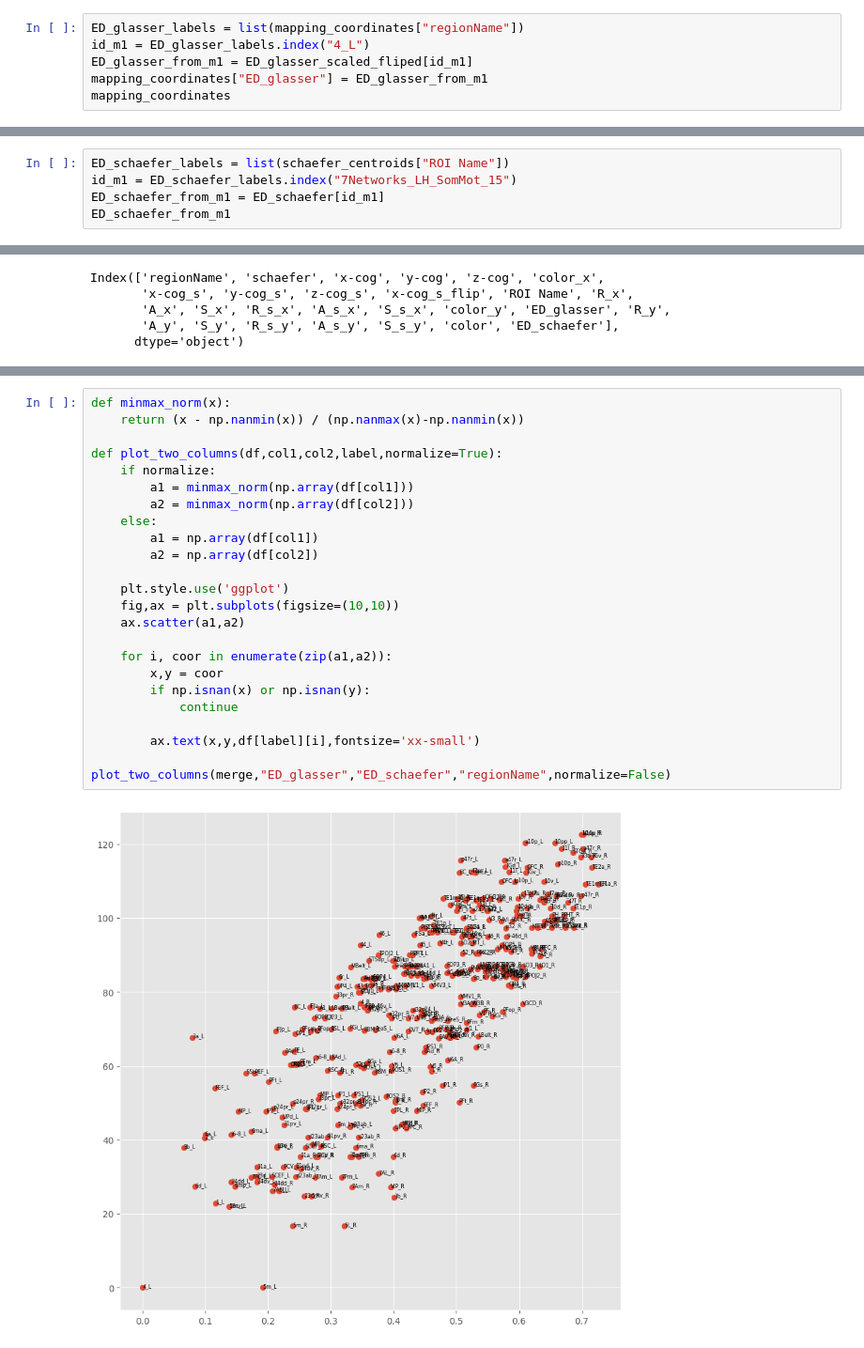
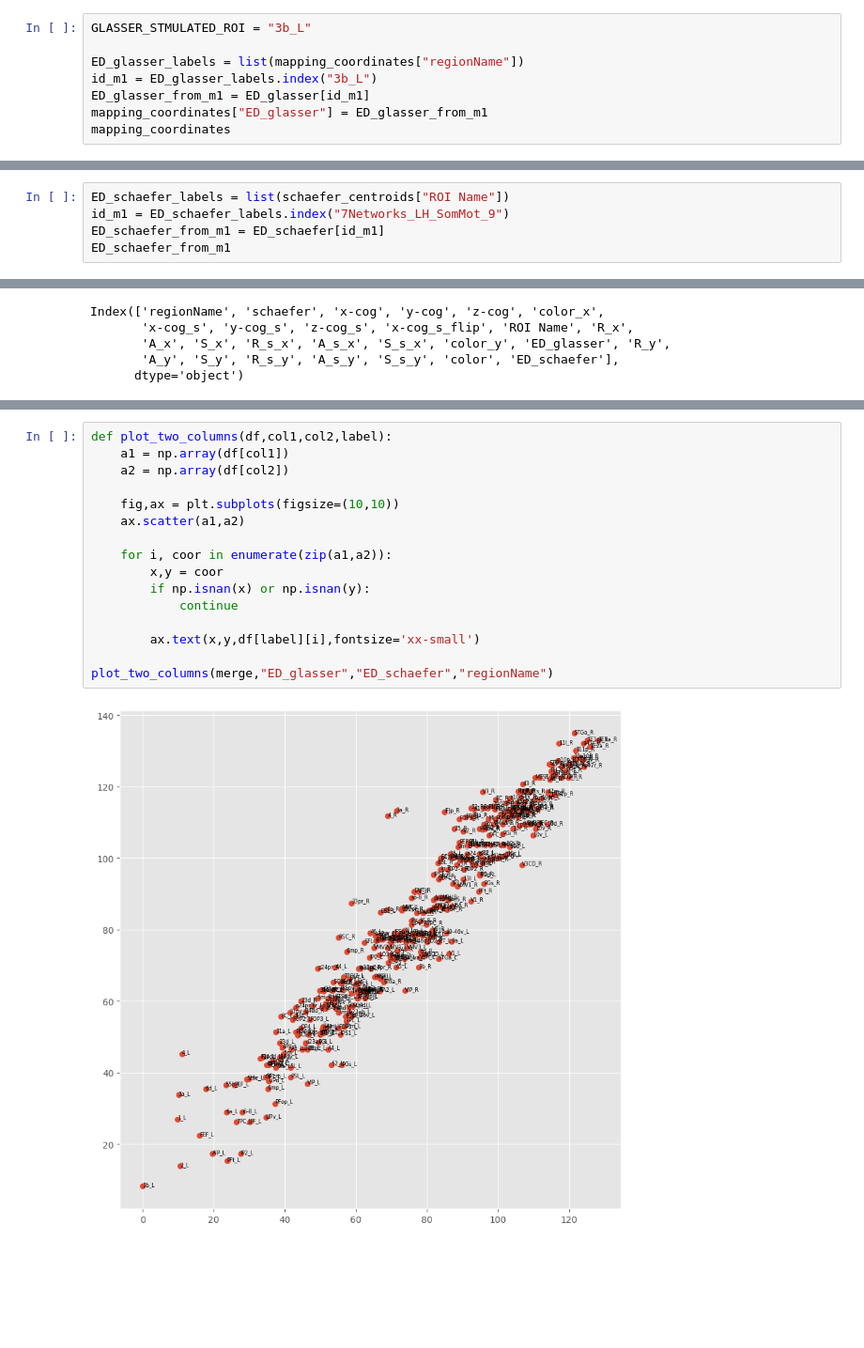
Before and after one commit to Katterrina/fimuni_thesis, a Jupyter notebook: notebooks/XX_centroids_and_parcellations/DICE_XX_ED_check.ipynb, the cells around one changed output, grey strips where cells are left out. Shown at 94% size. Drawn from its saved outputs; the diff is of its cells as text; blank space fills up the shorter version.

```diff
--- a/notebooks/XX_centroids_and_parcellations/DICE_XX_ED_check.ipynb
+++ b/notebooks/XX_centroids_and_parcellations/DICE_XX_ED_check.ipynb
@@ -213,7 +236,9 @@ pg.corr(ED_glasser.flatten(),ED_glasser_scaled_fliped.flatten())
 # %%
+GLASSER_STMULATED_ROI = "3b_L"
+
 ED_glasser_labels = list(mapping_coordinates["regionName"])
-id_m1 = ED_glasser_labels.index("4_L")
-ED_glasser_from_m1 = ED_glasser_scaled_fliped[id_m1]
+id_m1 = ED_glasser_labels.index("3b_L")
+ED_glasser_from_m1 = ED_glasser[id_m1]
 mapping_coordinates["ED_glasser"] = ED_glasser_from_m1
 mapping_coordinates
 # %% [output]
@@ -255,6 +288,6 @@ Name: schaefer, dtype: object
 # %%
 ED_schaefer_labels = list(schaefer_centroids["ROI Name"])
-id_m1 = ED_schaefer_labels.index("7Networks_LH_SomMot_15")
+id_m1 = ED_schaefer_labels.index("7Networks_LH_SomMot_9")
 ED_schaefer_from_m1 = ED_schaefer[id_m1]
 ED_schaefer_from_m1
 # %% [output]
@@ -321,26 +360,18 @@ Index(['regionName', 'schaefer', 'x-cog', 'y-cog', 'z-cog', 'color_x',
 # %%
-def minmax_norm(x):
-    return (x - np.nanmin(x)) / (np.nanmax(x)-np.nanmin(x))
+def plot_two_columns(df,col1,col2,label):
+    a1 = np.array(df[col1])
+    a2 = np.array(df[col2])
 
-def plot_two_columns(df,col1,col2,label,normalize=True):
-    if normalize:
-        a1 = minmax_norm(np.array(df[col1]))
-        a2 = minmax_norm(np.array(df[col2]))
-    else:
-        a1 = np.array(df[col1])
-        a2 = np.array(df[col2])
-
-    plt.style.use('ggplot')
     fig,ax = plt.subplots(figsize=(10,10))
     ax.scatter(a1,a2)
 
     for i, coor in enumerate(zip(a1,a2)):
         x,y = coor
         if np.isnan(x) or np.isnan(y):
             continue
 
         ax.text(x,y,df[label][i],fontsize='xx-small')
 
-plot_two_columns(merge,"ED_glasser","ED_schaefer","regionName",normalize=False)
+plot_two_columns(merge,"ED_glasser","ED_schaefer","regionName")
 # %% [output]
-[figure, old version]
+[figure, new version]
```
Also changed, not shown: parts of 30 cells of this notebook, 4 other files.
